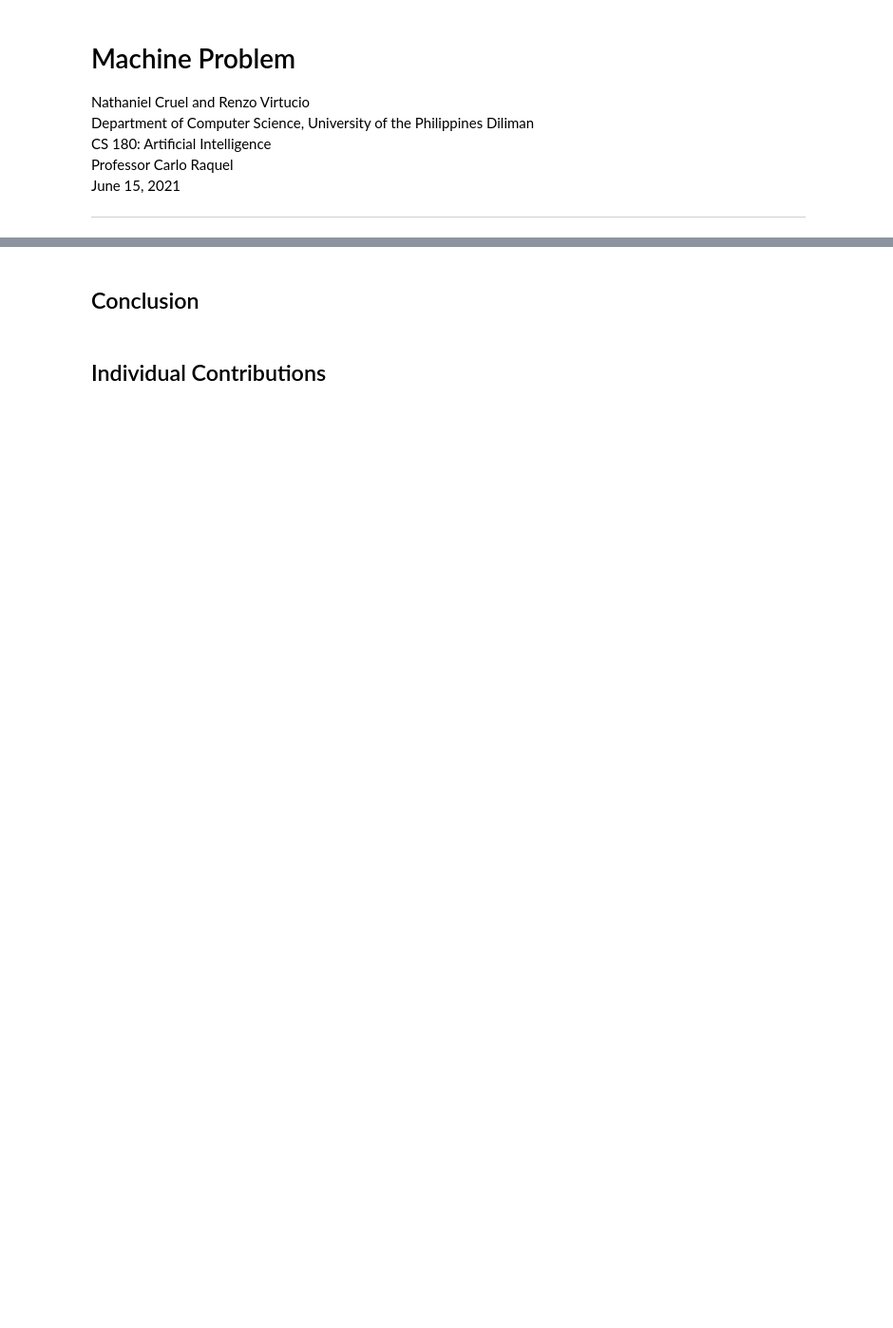
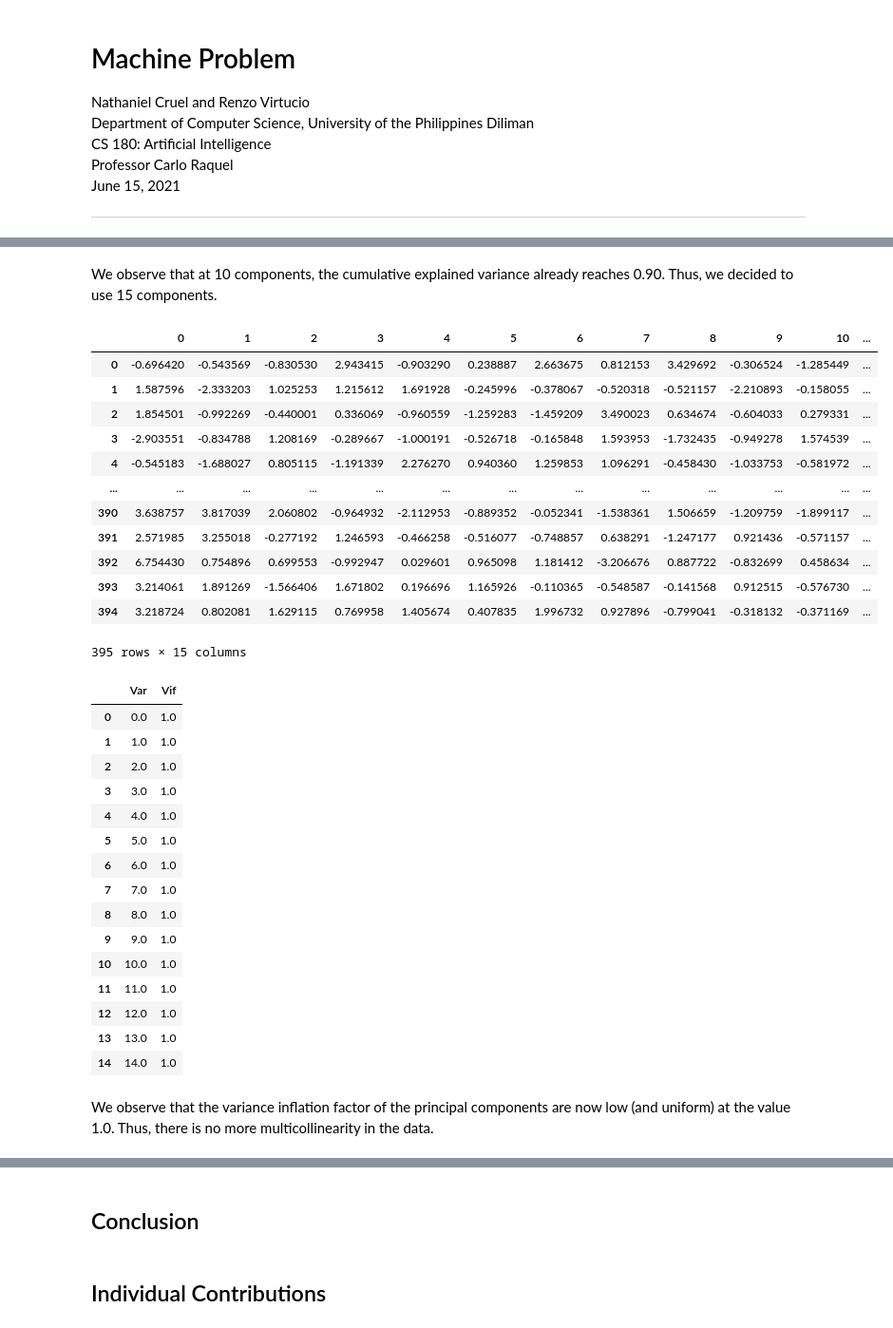
Before and after one commit to renzovirtucio/CS-180-Machine-Problem, a Jupyter notebook: Cruel, Nathan and Virtucio, Renzo - CS 180 Machine Problem.ipynb, the cells around one changed output, grey strips where cells are left out. Shown at 95% size. Cells and saved outputs as stored; diff of their text form; code cells hidden in the pictures; blank space fills up the shorter version.

```diff
--- a/Cruel, Nathan and Virtucio, Renzo - CS 180 Machine Problem.ipynb
+++ b/Cruel, Nathan and Virtucio, Renzo - CS 180 Machine Problem.ipynb
@@ -305,0 +417,46 @@ weighted avg       0.56      0.57      0.57       119
+# %% [markdown]
+We observe that at 10 components, the cumulative explained variance already reaches 0.90. Thus, we decided to use 15 components.
+# %%
+# Standardize the data
+X = StandardScaler().fit_transform(X)
+# PCA Projection
+pca = PCA(n_components=15)
+principalComponents = pca.fit_transform(X)
+X = pd.DataFrame(data = principalComponents)
+
+# Display new dataframe
+display(X)
+# Compute for the Variance Inflation Factor of each variable
+calculate_vif(X)
+# %% [output]
+|  | 0 | 1 | 2 | 3 | 4 | 5 | 6 | 7 | 8 | 9 | 10 | ... |
+| 0 | -0.696420 | -0.543569 | -0.830530 | 2.943415 | -0.903290 | 0.238887 | 2.663675 | 0.812153 | 3.429692 | -0.306524 | -1.285449 | ... |
+| 1 | 1.587596 | -2.333203 | 1.025253 | 1.215612 | 1.691928 | -0.245996 | -0.378067 | -0.520318 | -0.521157 | -2.210893 | -0.158055 | ... |
+| 2 | 1.854501 | -0.992269 | -0.440001 | 0.336069 | -0.960559 | -1.259283 | -1.459209 | 3.490023 | 0.634674 | -0.604033 | 0.279331 | ... |
+| 3 | -2.903551 | -0.834788 | 1.208169 | -0.289667 | -1.000191 | -0.526718 | -0.165848 | 1.593953 | -1.732435 | -0.949278 | 1.574539 | ... |
+| 4 | -0.545183 | -1.688027 | 0.805115 | -1.191339 | 2.276270 | 0.940360 | 1.259853 | 1.096291 | -0.458430 | -1.033753 | -0.581972 | ... |
+| ... | ... | ... | ... | ... | ... | ... | ... | ... | ... | ... | ... | ... |
+| 390 | 3.638757 | 3.817039 | 2.060802 | -0.964932 | -2.112953 | -0.889352 | -0.052341 | -1.538361 | 1.506659 | -1.209759 | -1.899117 | ... |
+| 391 | 2.571985 | 3.255018 | -0.277192 | 1.246593 | -0.466258 | -0.516077 | -0.748857 | 0.638291 | -1.247177 | 0.921436 | -0.571157 | ... |
+| 392 | 6.754430 | 0.754896 | 0.699553 | -0.992947 | 0.029601 | 0.965098 | 1.181412 | -3.206676 | 0.887722 | -0.832699 | 0.458634 | ... |
+| 393 | 3.214061 | 1.891269 | -1.566406 | 1.671802 | 0.196696 | 1.165926 | -0.110365 | -0.548587 | -0.141568 | 0.912515 | -0.576730 | ... |
+| 394 | 3.218724 | 0.802081 | 1.629115 | 0.769958 | 1.405674 | 0.407835 | 1.996732 | 0.927896 | -0.799041 | -0.318132 | -0.371169 | ... |
+395 rows × 15 columns
+|  | Var | Vif |
+| 0 | 0.0 | 1.0 |
+| 1 | 1.0 | 1.0 |
+| 2 | 2.0 | 1.0 |
+| 3 | 3.0 | 1.0 |
+| 4 | 4.0 | 1.0 |
+| 5 | 5.0 | 1.0 |
+| 6 | 6.0 | 1.0 |
+| 7 | 7.0 | 1.0 |
+| 8 | 8.0 | 1.0 |
+| 9 | 9.0 | 1.0 |
+| 10 | 10.0 | 1.0 |
+| 11 | 11.0 | 1.0 |
+| 12 | 12.0 | 1.0 |
+| 13 | 13.0 | 1.0 |
+| 14 | 14.0 | 1.0 |
+# %% [markdown]
+We observe that the variance inflation factor of the principal components are now low (and uniform) at the value 1.0. Thus, there is no more multicollinearity in the data.
```
Also changed, not shown: parts of 40 cells of this notebook.
